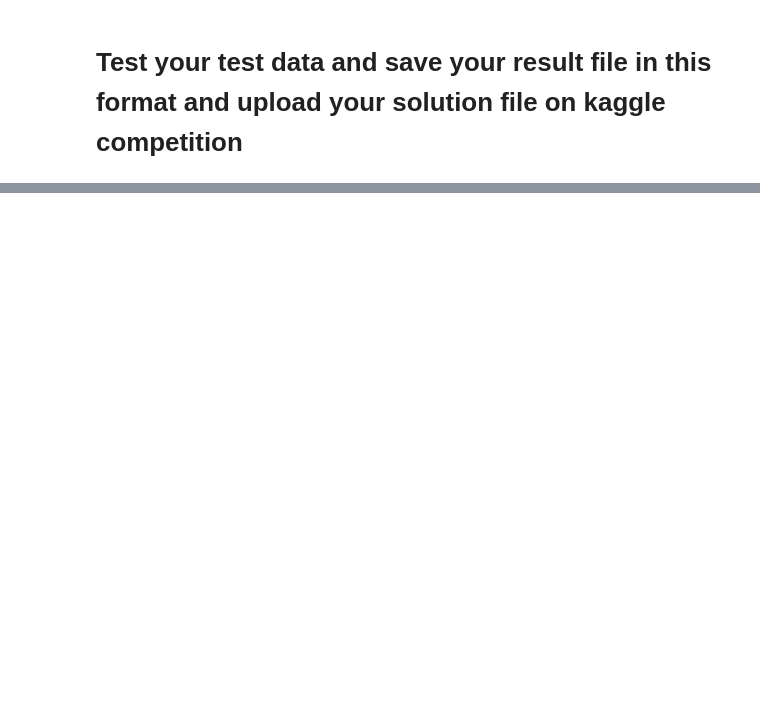
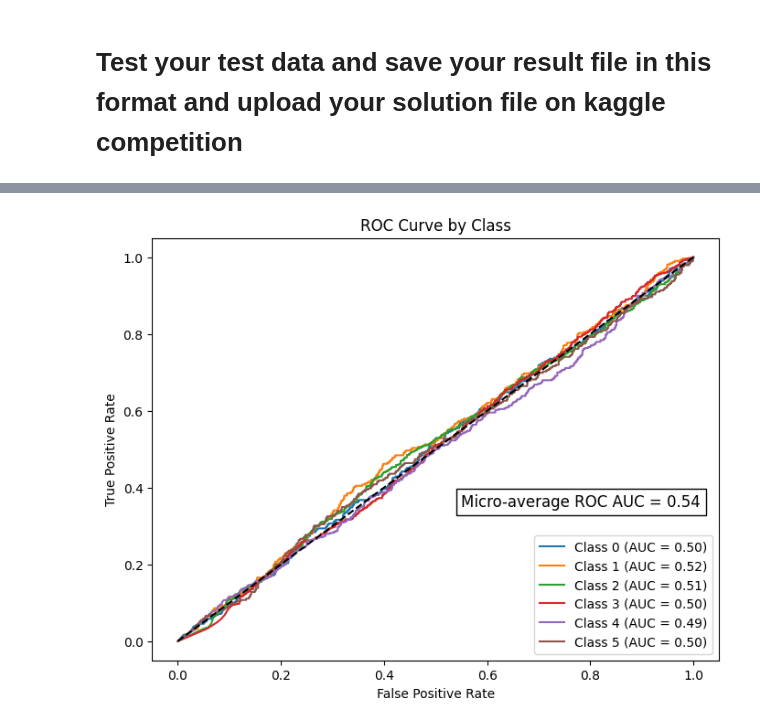
Before and after one commit to syzygy608/2025DLProgrammingFinalExam, a Jupyter notebook: main.ipynb, the cells around one changed output, grey strips where cells are left out. Saved outputs shown, nothing was run; the diff lists cells and outputs as text; code cells hidden in the pictures; blank space fills up the shorter version.

```diff
--- a/main.ipynb
+++ b/main.ipynb
@@ -248,10 +302,15 @@ plt.show()
 # %% [markdown]
 # Test your test data and save your result file in this format and upload your solution file on kaggle competition
 # %%
-test_probabilities = model.predict(test_generator)
+def safe_predict(model, generator):
+    generator.reset()
+    y_pred = model.predict(generator, verbose=1)
+    return y_pred
+
+test_probabilities = safe_predict(model, test_generator)
 test_filenames = test_generator.filenames
 test_probabilities_df = pd.DataFrame(test_probabilities, columns=['a_Good', 'b_Moderate',
                                                                   'c_Unhealthy_for_Sensitive_Groups', 'd_Unhealthy',
                                                                   'e_Very_Unhealthy', 'f_Severe'])
 test_probabilities_df.insert(0, 'Filename', test_filenames)
-test_probabilities_df.to_csv('Outputs/test_results.csv', index=False)
+test_probabilities_df.to_csv('Outputs/Results.csv', index=False)
@@ -294,39 +359,31 @@ print("Test Accuracy: {:.4f}".format(test_accuracy))
 # %%
 from sklearn.metrics import roc_curve, roc_auc_score
 from sklearn.preprocessing import label_binarize
+import matplotlib.pyplot as plt
 
-# Binarize the true labels
+# Binarize the labels
 y_true_binarized = label_binarize(y_true, classes=list(range(len(test_generator.class_indices))))
+roc_auc_scores = roc_auc_score(y_true_binarized, cls_pred, average='micro')
 
-# Calculate the ROC AUC score for each class
-roc_auc_scores = roc_auc_score(y_true_binarized, y_pred_prob, average='micro')
+# Plot ROC for each class
+fpr, tpr, roc_auc = {}, {}, {}
+for i in range(len(test_generator.class_indices)):
+    fpr[i], tpr[i], _ = roc_curve(y_true_binarized[:, i], cls_pred[:, i])
+    roc_auc[i] = roc_auc_score(y_true_binarized[:, i], cls_pred[:, i])
 
-# Plot the ROC curve for each class
-fpr = dict()
-tpr = dict()
-roc_auc = dict()
-
-for i in range(len(test_generator.class_indices)):
-    fpr[i], tpr[i], _ = roc_curve(y_true_binarized[:, i], y_pred_prob[:, i])
-    roc_auc[i] = roc_auc_score(y_true_binarized[:, i], y_pred_prob[:, i])
-
-# Plot the ROC curves
 plt.figure(figsize=(8, 6))
 for i in range(len(test_generator.class_indices)):
-    plt.plot(fpr[i], tpr[i], label='Class %d (AUC = %0.2f)' % (i, roc_auc[i]))
-
-plt.plot([0, 1], [0, 1], 'k--')  # Plot the random chance curve
-plt.xlim([0.0, 1.0])
-plt.ylim([0.0, 1.05])
+    plt.plot(fpr[i], tpr[i], label='Class %d (AUC = %.2f)' % (i, roc_auc[i]))
+plt.plot([0, 1], [0, 1], 'k--')
 plt.xlabel('False Positive Rate')
 plt.ylabel('True Positive Rate')
-plt.title('Receiver Operating Characteristic')
-plt.legend(loc="lower right")
-
-# Add micro-average ROC AUC score to the plot
-plt.text(0.555, 0.34, 'Micro-average ROC AUC = %0.2f' % roc_auc_scores, fontsize=12, bbox=dict(facecolor='white', edgecolor='black'))
-
+plt.title('ROC Curve by Class')
+plt.legend(loc='lower right')
+plt.text(0.55, 0.35, f'Micro-average ROC AUC = {roc_auc_scores:.2f}', fontsize=12,
+         bbox=dict(facecolor='white', edgecolor='black'))
 plt.show()
+# %% [output]
+[figure, added]
 # %%
 from sklearn.metrics import mean_absolute_error, mean_squared_error, confusion_matrix
 
```
Also changed, not shown: parts of 17 cells of this notebook, 5 other files.
